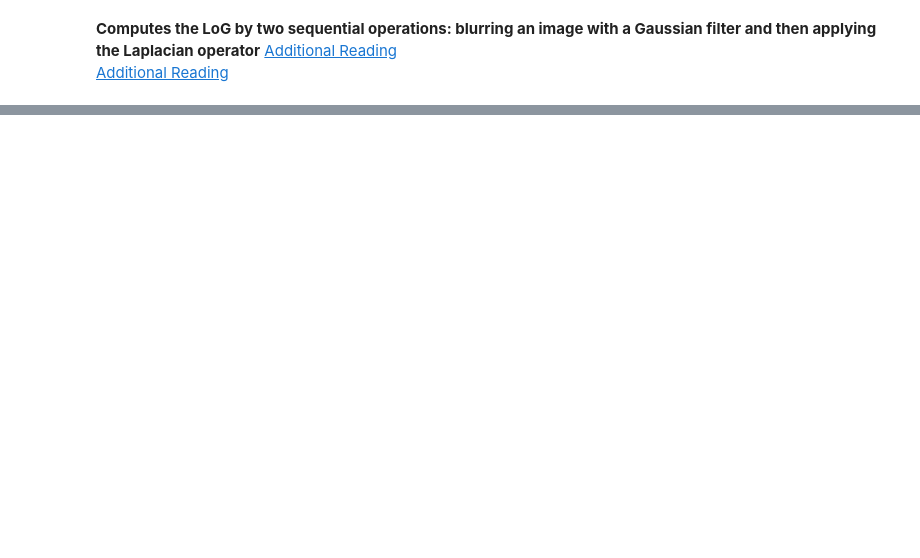
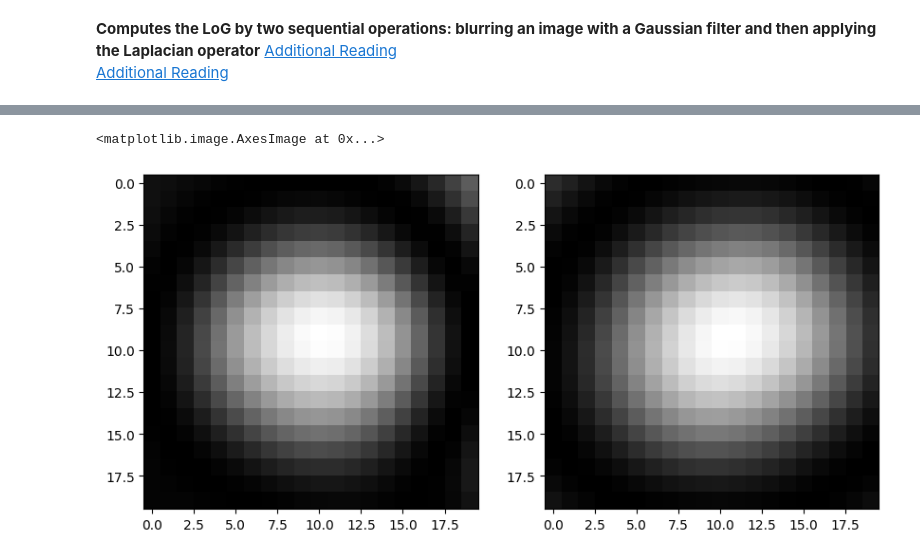
Before and after one commit to omarnust/ComputerVision, a Jupyter notebook: 06-blobs.ipynb, the cells around one changed output, grey strips where cells are left out. Cells and saved outputs as stored; diff of their text form; code cells hidden in the pictures; blank space fills up the shorter version.

```diff
--- a/06-blobs.ipynb
+++ b/06-blobs.ipynb
@@ -106,0 +86,9 @@ ax[2].set_title('Response'), ax[2].axis('off')
+# %%
+plt.figure(figsize=(10,5))
+plt.subplot(121)
+plt.imshow(responses[4,244-10: 244+10,150-10:150+10],cmap='gray')
+plt.subplot(122)
+plt.imshow(responses[6,290-10:290+10,265-10:265+10],cmap='gray')
+# %% [output]
+<matplotlib.image.AxesImage at 0x...>
+[figure, added]
```
Also changed, not shown: parts of 7 cells of this notebook, 1 other file.
